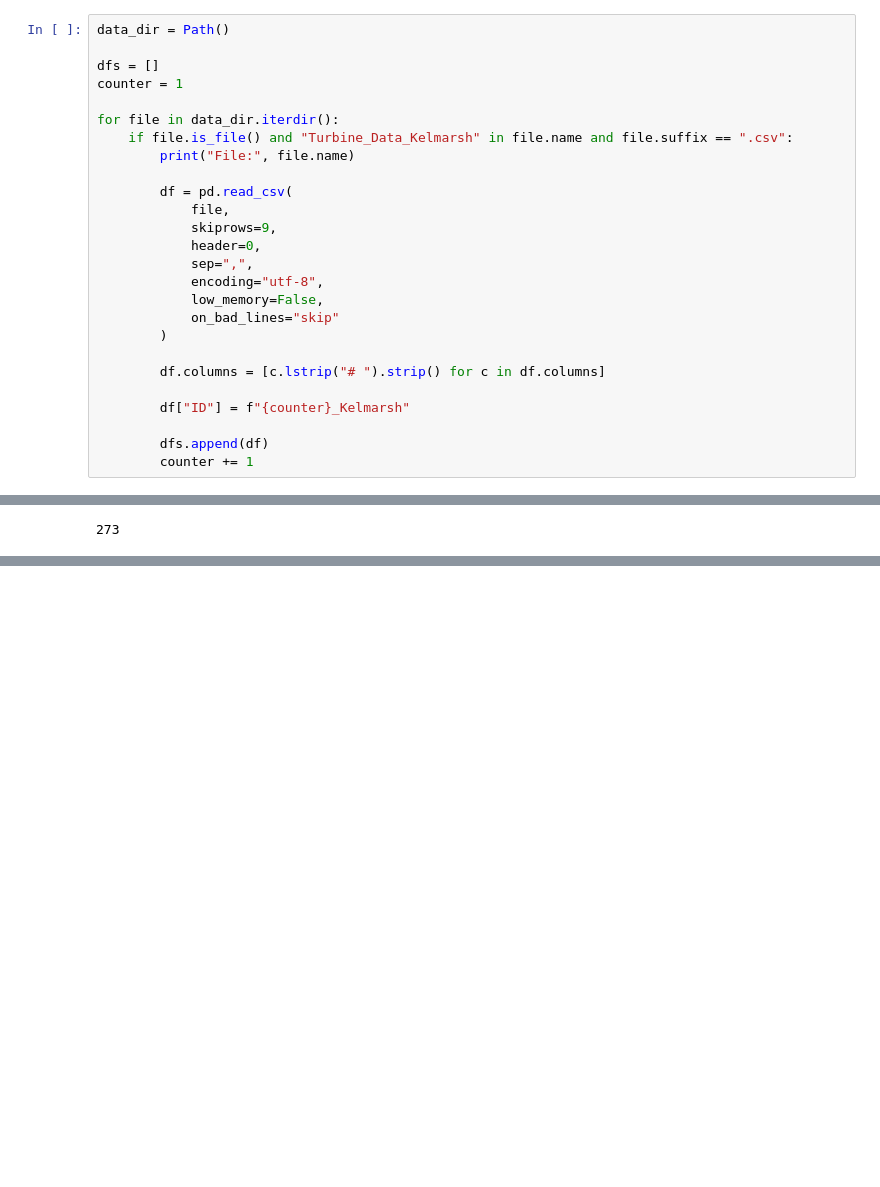
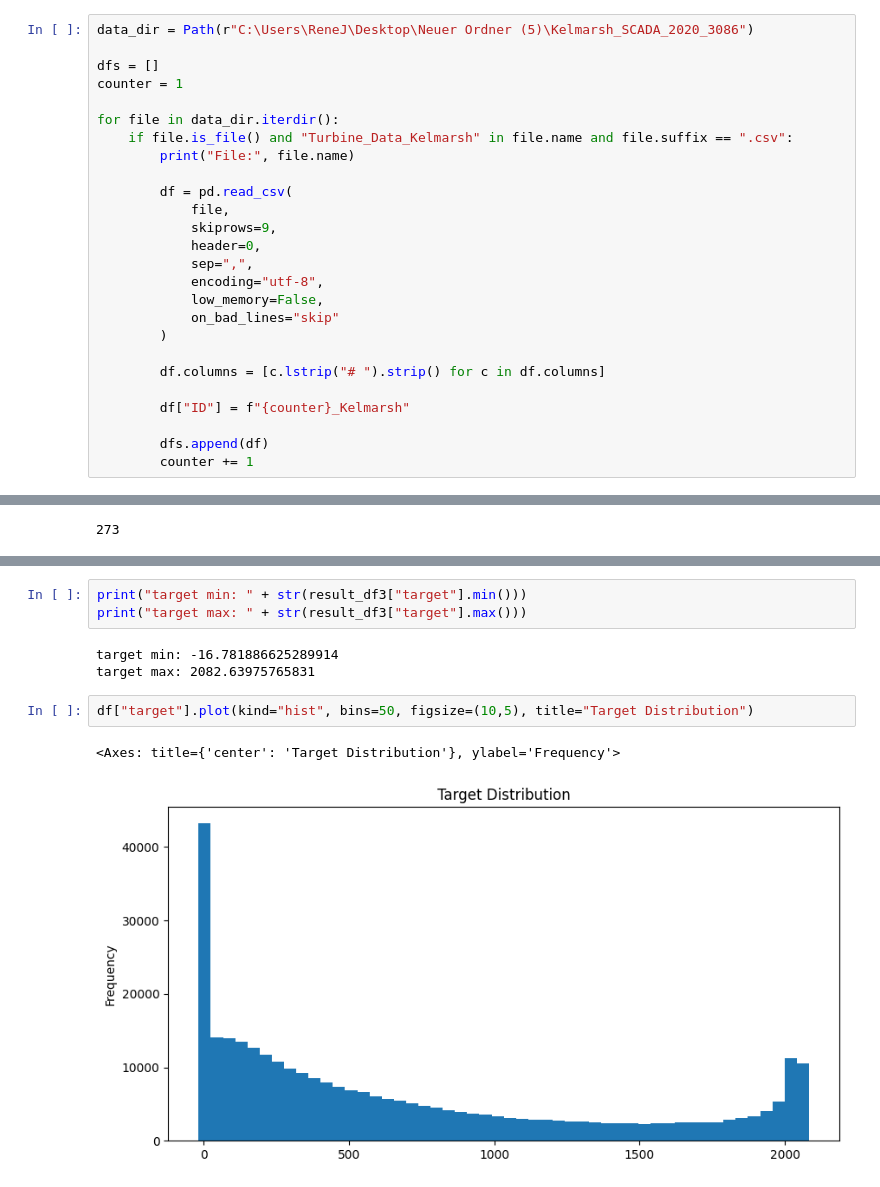
Before and after one commit to rtdip/core, a Jupyter notebook: amos_team_resources/scada/preprocessing/first_scada_preprocessing.ipynb, the cells around one changed output, grey strips where cells are left out. Drawn from its saved outputs; the diff is of its cells as text; blank space fills up the shorter version.

Commit message:
Added scada training notebook and .py to amos_team fiolder
Signed-off-by: Rene Jokiel <Rene.Jokiel@fau.de>

```diff
--- a/amos_team_resources/scada/preprocessing/first_scada_preprocessing.ipynb
+++ b/amos_team_resources/scada/preprocessing/first_scada_preprocessing.ipynb
@@ -3,7 +3,7 @@ import pandas as pd
 from pathlib import Path
 import os
 # %%
-data_dir = Path()
+data_dir = Path(r"C:\Users\ReneJ\Desktop\Neuer Ordner (5)\Kelmarsh_SCADA_2020_3086")
 
 dfs = []
 counter = 1
@@ -198,0 +683,11 @@ result_df.to_parquet("first_prepared_2020_scada.parquet", index=False)
+# %%
+print("target min: " + str(result_df3["target"].min()))
+print("target max: " + str(result_df3["target"].max()))
+# %% [output]
+target min: -16.781886625289914
+target max: 2082.63975765831
+# %%
+df["target"].plot(kind="hist", bins=50, figsize=(10,5), title="Target Distribution")
+# %% [output]
+<Axes: title={'center': 'Target Distribution'}, ylabel='Frequency'>
+[figure, added]
```
Also changed, not shown: parts of 144 cells of this notebook, 2 other files.
